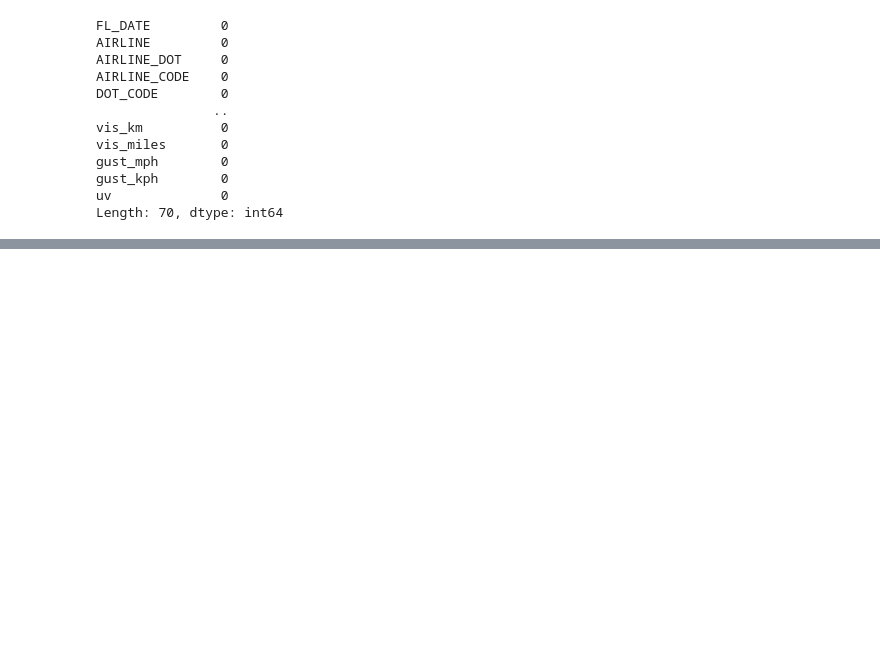
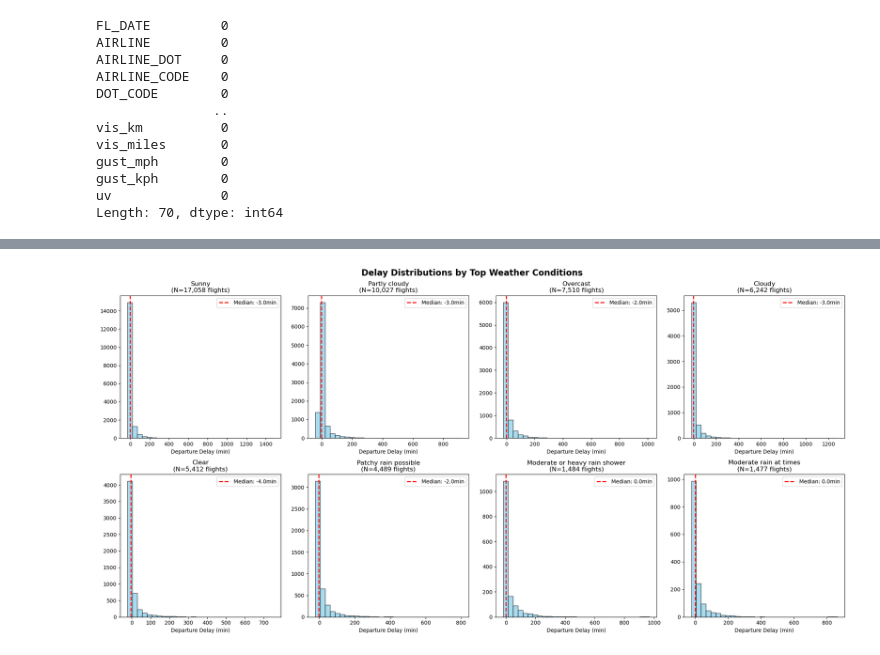
Before and after one commit to stevenl224/EECE5644-Final-Project, a Jupyter notebook: MLproj.ipynb, the cells around one changed output, grey strips where cells are left out. Drawn from its saved outputs; the diff is of its cells as text; code cells hidden in the pictures; blank space fills up the shorter version.

```diff
--- a/MLproj.ipynb
+++ b/MLproj.ipynb
@@ -305,0 +423,21 @@ plt.show()
+# %%
+# Weather condition vs delay (proposal requirement)
+top_conditions = df['condition_text'].value_counts().head(8).index
+
+fig, axes = plt.subplots(2, 4, figsize=(20, 10))
+axes = axes.ravel()
+
+for i, cond in enumerate(top_conditions):
+    subset = df[df['condition_text'] == cond]
+    axes[i].hist(subset['DEP_DELAY'], bins=30, alpha=0.7, color='skyblue', edgecolor='black')
+    axes[i].axvline(subset['DEP_DELAY'].median(), color='red', linestyle='--', linewidth=2, label=f'Median: {subset["DEP_DELAY"].median():.1f}min')
+    axes[i].set_title(f'{cond}\n(N={len(subset):,} flights)', fontsize=12)
+    axes[i].set_xlabel('Departure Delay (min)')
+    axes[i].legend()
+
+plt.suptitle('Delay Distributions by Top Weather Conditions', fontsize=16, fontweight='bold')
+plt.tight_layout()
+plt.savefig('weather_delay_distributions.png', dpi=300, bbox_inches='tight')
+plt.show()
+# %% [output]
+[figure, added]
```
Also changed, not shown: parts of 13 cells of this notebook.
